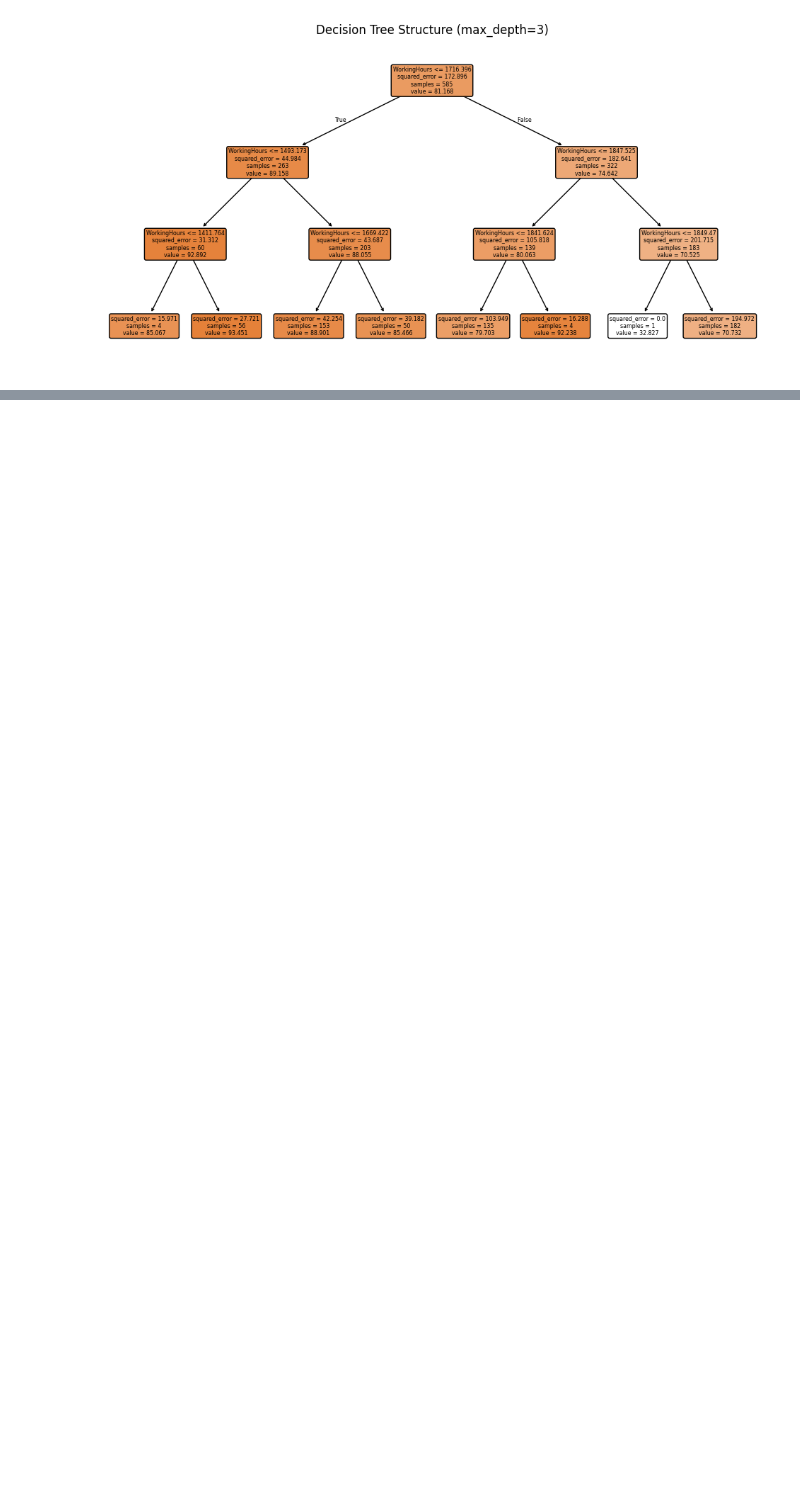
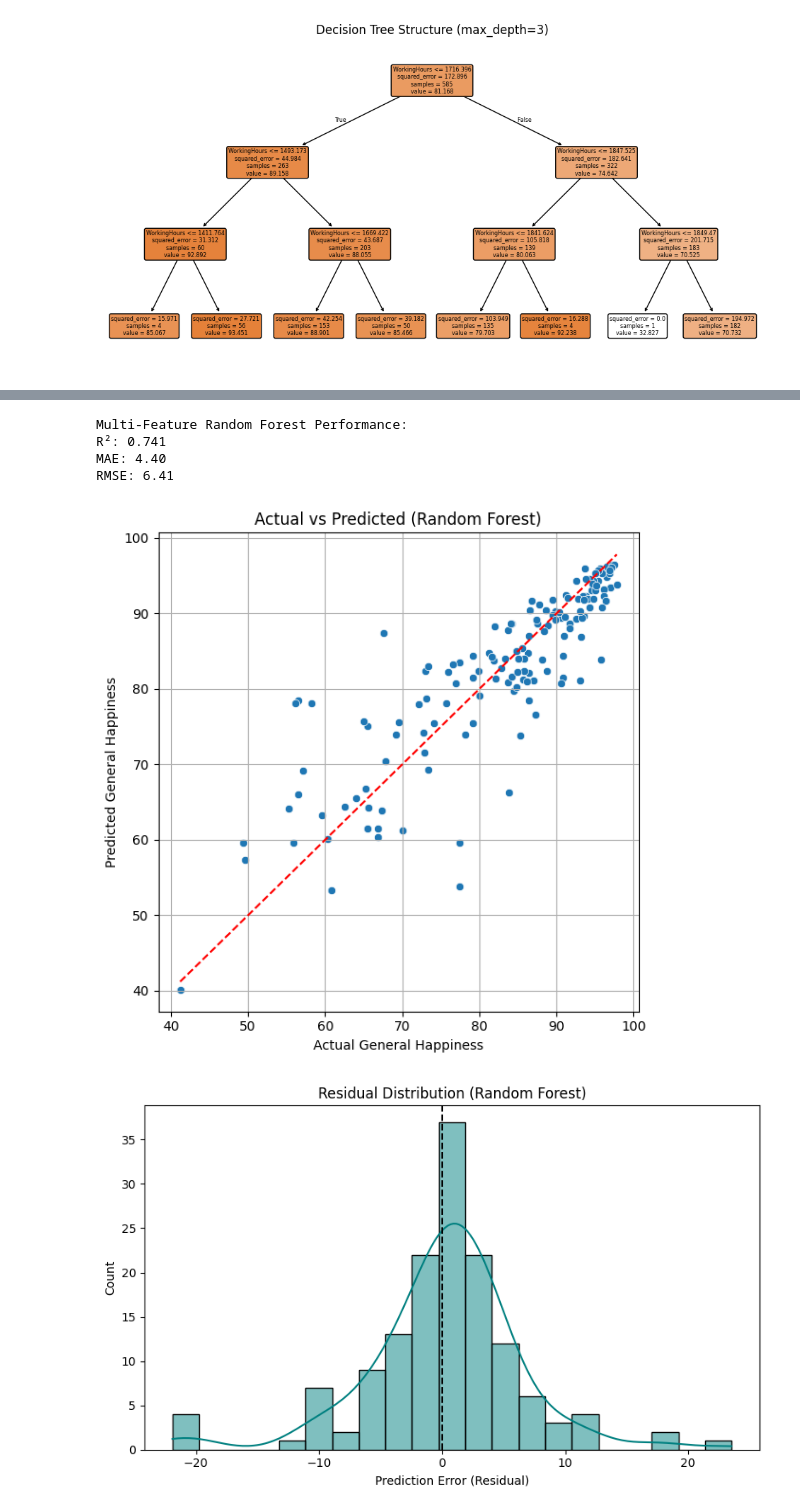
Before and after one commit to burcuekmekci/DSA210-Term-Project-Spring2025, a Jupyter notebook: termproject.ipynb, the cells around one changed output, grey strips where cells are left out. Cells and saved outputs as stored; diff of their text form; code cells hidden in the pictures; blank space fills up the shorter version.

```diff
--- a/termproject.ipynb
+++ b/termproject.ipynb
@@ -697,0 +719,65 @@ RMSE: 8.82
+# %%
+import pandas as pd
+import numpy as np
+import matplotlib.pyplot as plt
+import seaborn as sns
+
+from sklearn.ensemble import RandomForestRegressor
+from sklearn.model_selection import train_test_split
+from sklearn.metrics import mean_absolute_error, mean_squared_error, r2_score
+
+
+df_multi = pd.read_csv("cleaned_data/happiness_working_mental_combined_entity.csv")
+
+X_multi = df_multi[["WorkingHours", "MentalHealthDALY"]]
+y_multi = df_multi["GeneralHappiness"]
+
+
+X_train_multi, X_test_multi, y_train_multi, y_test_multi = train_test_split(
+    X_multi, y_multi, test_size=0.2, random_state=42
+)
+
+# Random Forest model
+rf_model = RandomForestRegressor(n_estimators=100, random_state=42)
+rf_model.fit(X_train_multi, y_train_multi)
+
+y_pred_multi = rf_model.predict(X_test_multi)
+
+# Performans
+r2_multi = r2_score(y_test_multi, y_pred_multi)
+mae_multi = mean_absolute_error(y_test_multi, y_pred_multi)
+rmse_multi = np.sqrt(mean_squared_error(y_test_multi, y_pred_multi))
+
+print("Multi-Feature Random Forest Performance:")
+print(f"R²: {r2_multi:.3f}")
+print(f"MAE: {mae_multi:.2f}")
+print(f"RMSE: {rmse_multi:.2f}")
+
+# Visualization 1: Actual vs Predicted
+plt.figure(figsize=(6, 6))
+sns.scatterplot(x=y_test_multi, y=y_pred_multi)
+plt.plot([y_test_multi.min(), y_test_multi.max()], [y_test_multi.min(), y_test_multi.max()], 'r--')
+plt.xlabel("Actual General Happiness")
+plt.ylabel("Predicted General Happiness")
+plt.title("Actual vs Predicted (Random Forest)")
+plt.grid(True)
+plt.tight_layout()
+plt.show()
+
+# Visualization 2: Residual Distribution
+residuals = y_test_multi - y_pred_multi
+
+plt.figure(figsize=(8, 5))
+sns.histplot(residuals, kde=True, color="teal")
+plt.axvline(0, color='black', linestyle='--')
+plt.xlabel("Prediction Error (Residual)")
+plt.title("Residual Distribution (Random Forest)")
+plt.tight_layout()
+plt.show()
+# %% [output]
+Multi-Feature Random Forest Performance:
+R²: 0.741
+MAE: 4.40
+RMSE: 6.41
+[figure, added]
+[figure, added]
```
Also changed, not shown: parts of 3 cells of this notebook.
